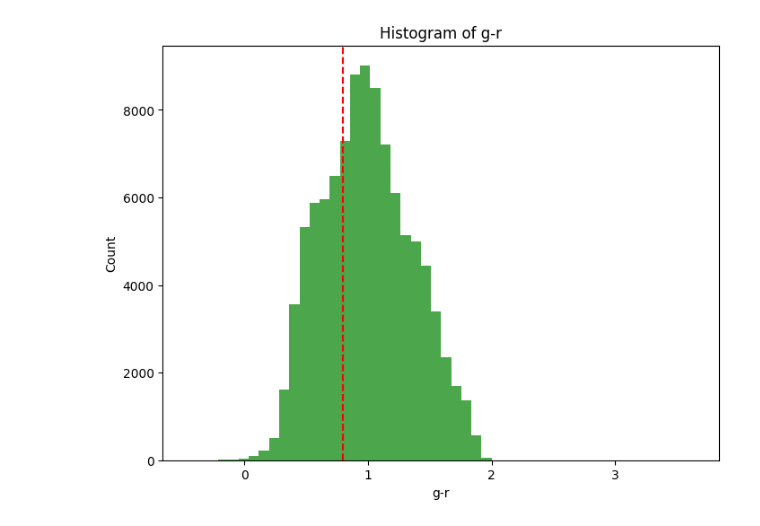
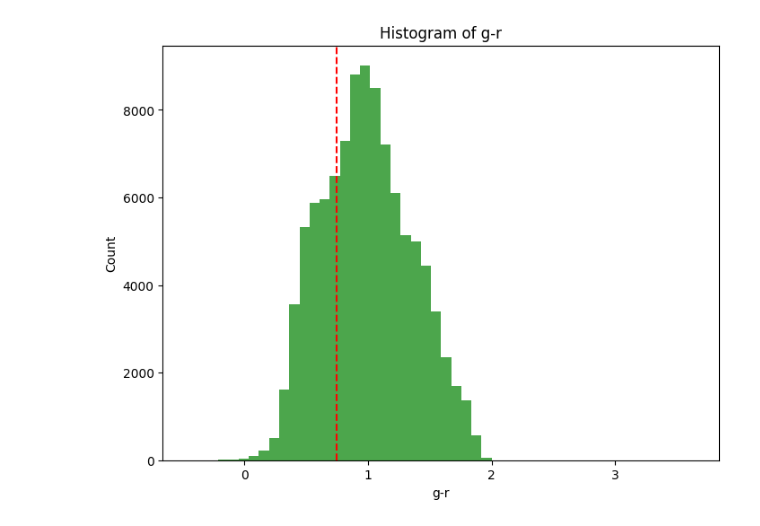
Before and after one commit to hyp0515/searching_inflow, a Jupyter notebook: plot_sample.ipynb, the cells around one changed output. Saved outputs shown, nothing was run; the diff lists cells and outputs as text; code cells hidden in the pictures.

```diff
--- a/plot_sample.ipynb
+++ b/plot_sample.ipynb
@@ -17,9 +17,9 @@ spectra = Spectrum(spectra_data, color_data)
 Plot = PlotSpectrum(spectra)
 # %%
 Plot.hist_color(x='g-r', show=False, save=False, bins=50, color='green')
-plt.axvline(x=0.8, color='red', linestyle='--')
+plt.axvline(x=0.75, color='red', linestyle='--')
 plt.show()
 # %% [output]
-[figure, old version]
+[figure, new version]
 # %%
 Plot.hist_color(x='g-z', show=False, save=False, bins=50, color='green')
```
Also changed, not shown: parts of 3 cells of this notebook, 10 other files.
